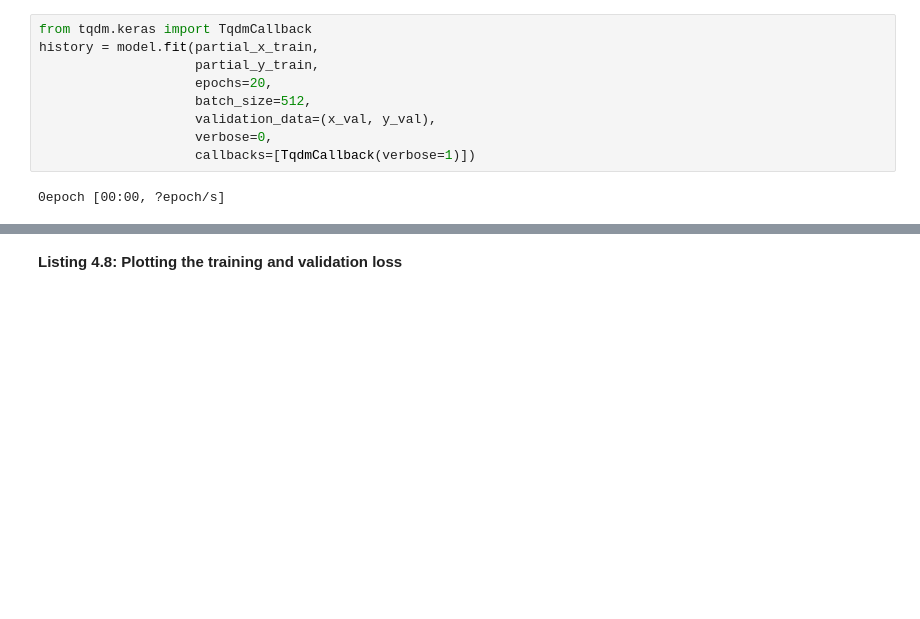
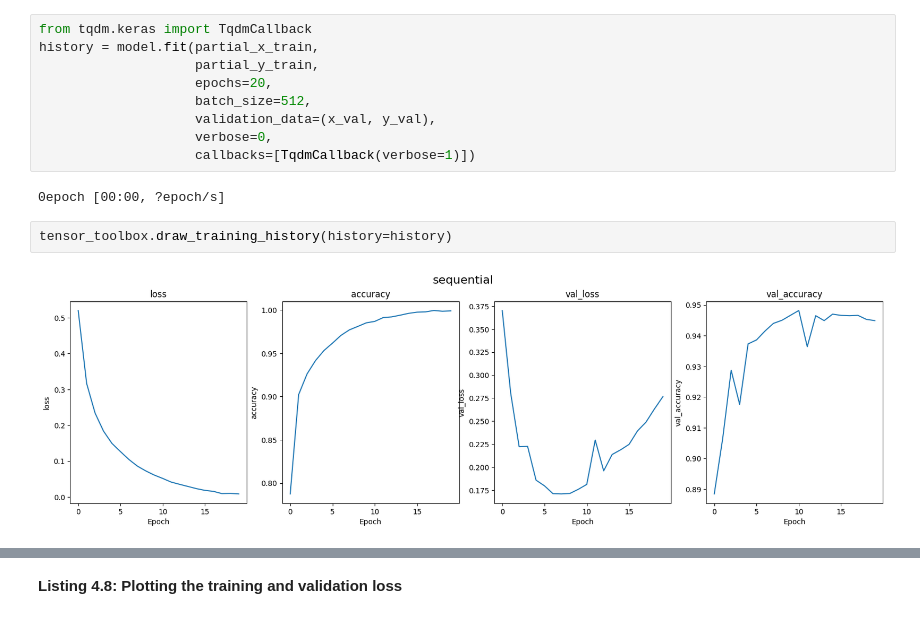
Before and after one commit to alemalvarez/dl-with-python-pytorch, a Jupyter notebook: chapter04_getting-started-with-neural-networks.ipynb, the cells around one changed output, grey strips where cells are left out. Cells and saved outputs as stored; diff of their text form; blank space fills up the shorter version.

```diff
--- a/chapter04_getting-started-with-neural-networks.ipynb
+++ b/chapter04_getting-started-with-neural-networks.ipynb
@@ -198,4 +206,8 @@ history = model.fit(partial_x_train,
                     callbacks=[TqdmCallback(verbose=1)])
 # %% [output]
 0epoch [00:00, ?epoch/s]
+# %%
+tensor_toolbox.draw_training_history(history=history)
+# %% [output]
+[figure, added]
 # %%
```
Also changed, not shown: parts of 19 cells of this notebook, 3 other files.
